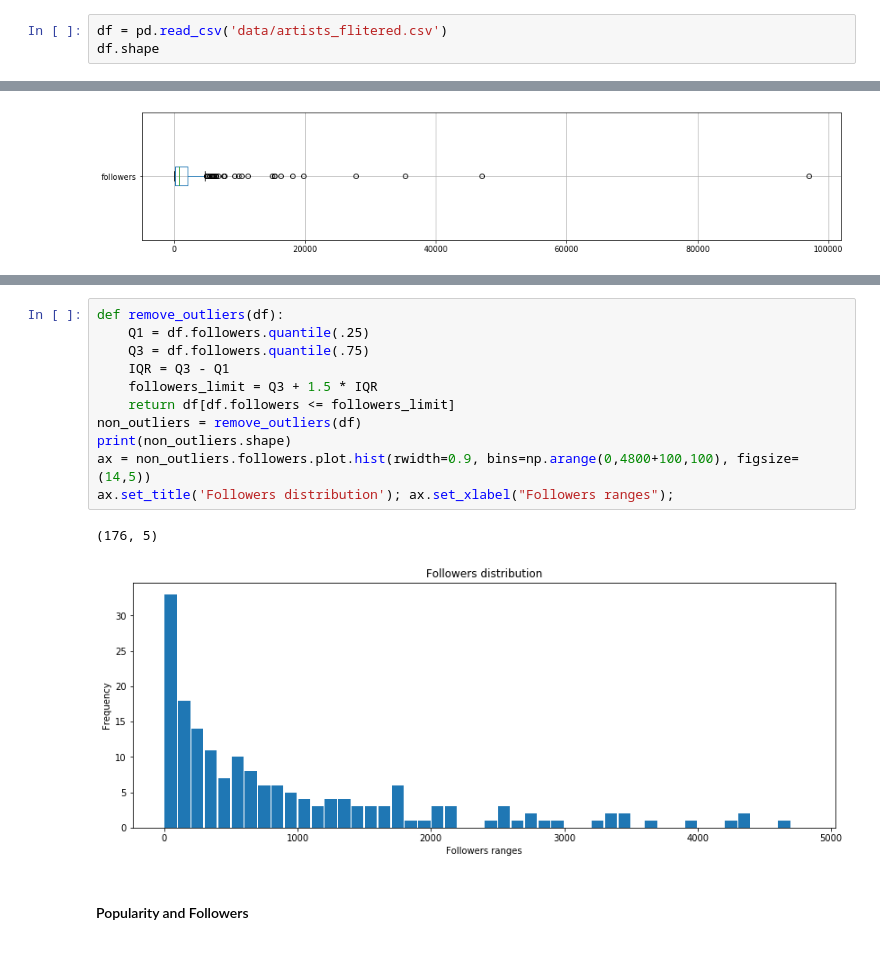
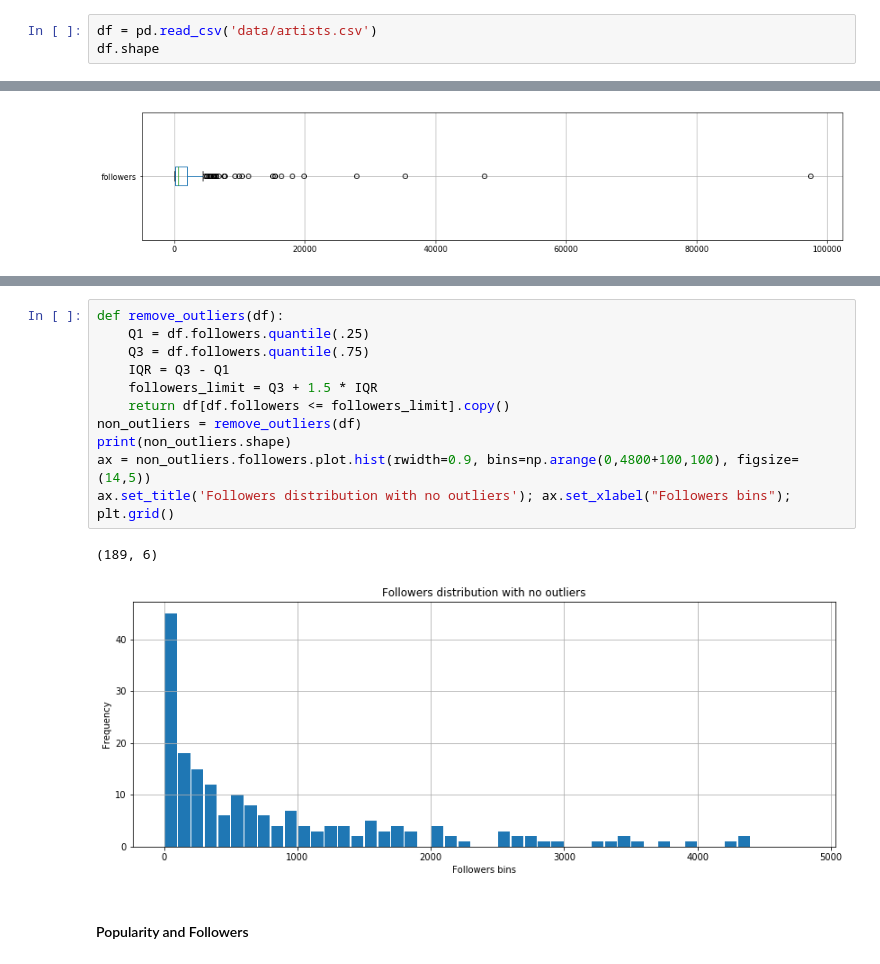
Before and after one commit to leanguardia/bolivian-music, a Jupyter notebook: Capstone-Project.ipynb, the cells around one changed output, grey strips where cells are left out. Saved outputs shown, nothing was run; the diff lists cells and outputs as text.

```diff
--- a/Capstone-Project.ipynb
+++ b/Capstone-Project.ipynb
@@ -34,6 +33,6 @@ import seaborn as sns
 from ast import literal_eval
 %matplotlib inline
 # %%
-df = pd.read_csv('data/artists_flitered.csv')
+df = pd.read_csv('data/artists.csv')
 df.shape
 # %% [output]
@@ -199,17 +240,17 @@ Outliers: 28 / 204 elements with more than 4911.0 followers.
 # %%
 def remove_outliers(df):
     Q1 = df.followers.quantile(.25)
     Q3 = df.followers.quantile(.75)
     IQR = Q3 - Q1
     followers_limit = Q3 + 1.5 * IQR
-    return df[df.followers <= followers_limit]
+    return df[df.followers <= followers_limit].copy()
 non_outliers = remove_outliers(df)
 print(non_outliers.shape)
 ax = non_outliers.followers.plot.hist(rwidth=0.9, bins=np.arange(0,4800+100,100), figsize=(14,5))
-ax.set_title('Followers distribution'); ax.set_xlabel("Followers ranges");
+ax.set_title('Followers distribution with no outliers'); ax.set_xlabel("Followers bins"); plt.grid()
 # %% [output]
-(176, 5)
+(189, 6)
-[figure, old version]
+[figure, new version]
 # %% [markdown]
 #### Popularity and Followers
 # %%
```
Also changed, not shown: parts of 65 cells of this notebook.
